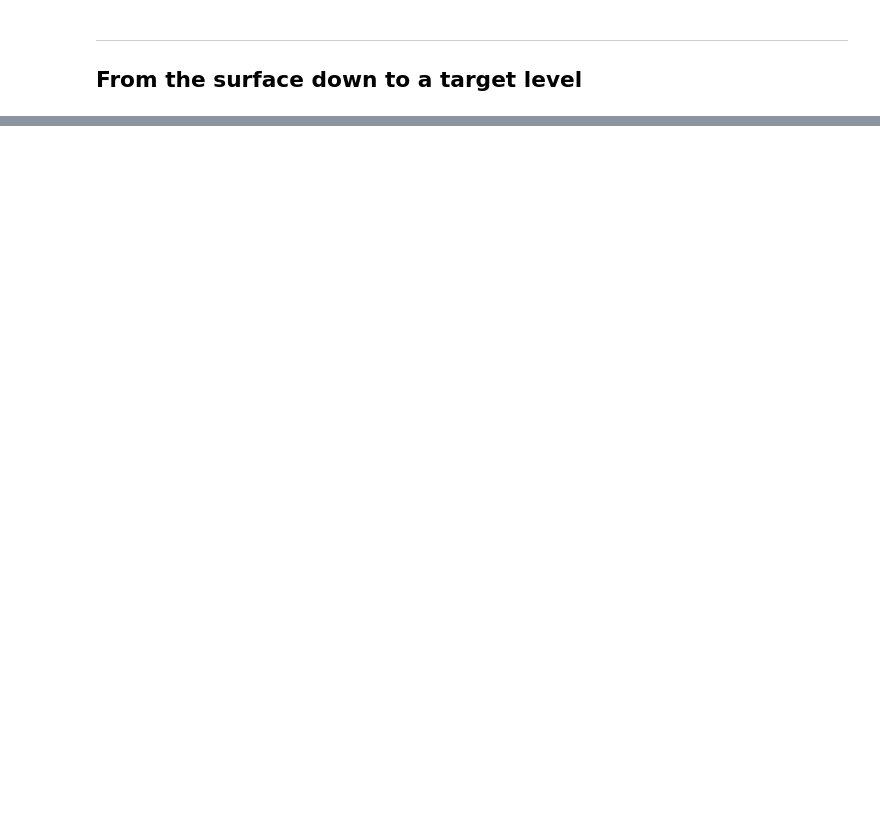
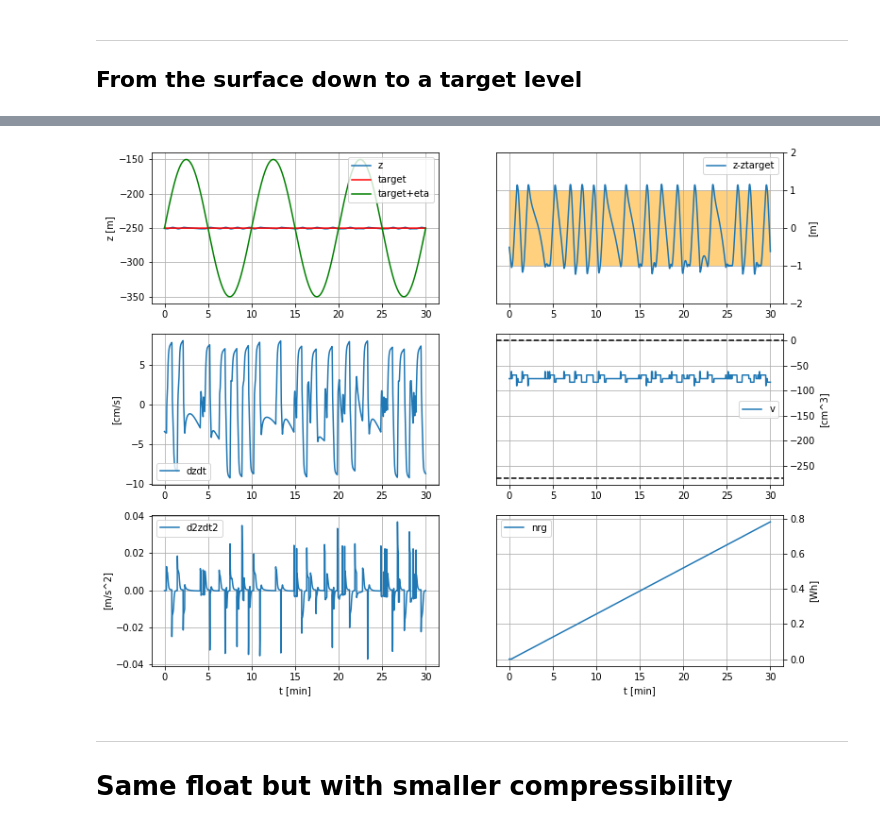
Before and after one commit to apatlpo/cognac, a Jupyter notebook: instrum/zcontrol_nrg.ipynb, the cells around one changed output, grey strips where cells are left out. Drawn from its saved outputs; the diff is of its cells as text; code cells hidden in the pictures; blank space fills up the shorter version.

```diff
--- a/instrum/zcontrol_nrg.ipynb
+++ b/instrum/zcontrol_nrg.ipynb
@@ -150,0 +136,3 @@ plot_log(f,z_target=z_target)
+# %%
+eta = lambda t: 100.*np.sin(2.*np.pi/600.*t)
+z_target = lambda t: -250.+t*0.
@@ -150,0 +145,8 @@ plot_log(f,z_target=z_target)
+# %%
+plot_log(f,z_target=z_target,eta=eta)
+# %% [output]
+[figure, added]
+# %% [markdown]
+---
+
+# Same float but with smaller compressibility
```
Also changed, not shown: parts of 20 cells of this notebook, 3 other files.
